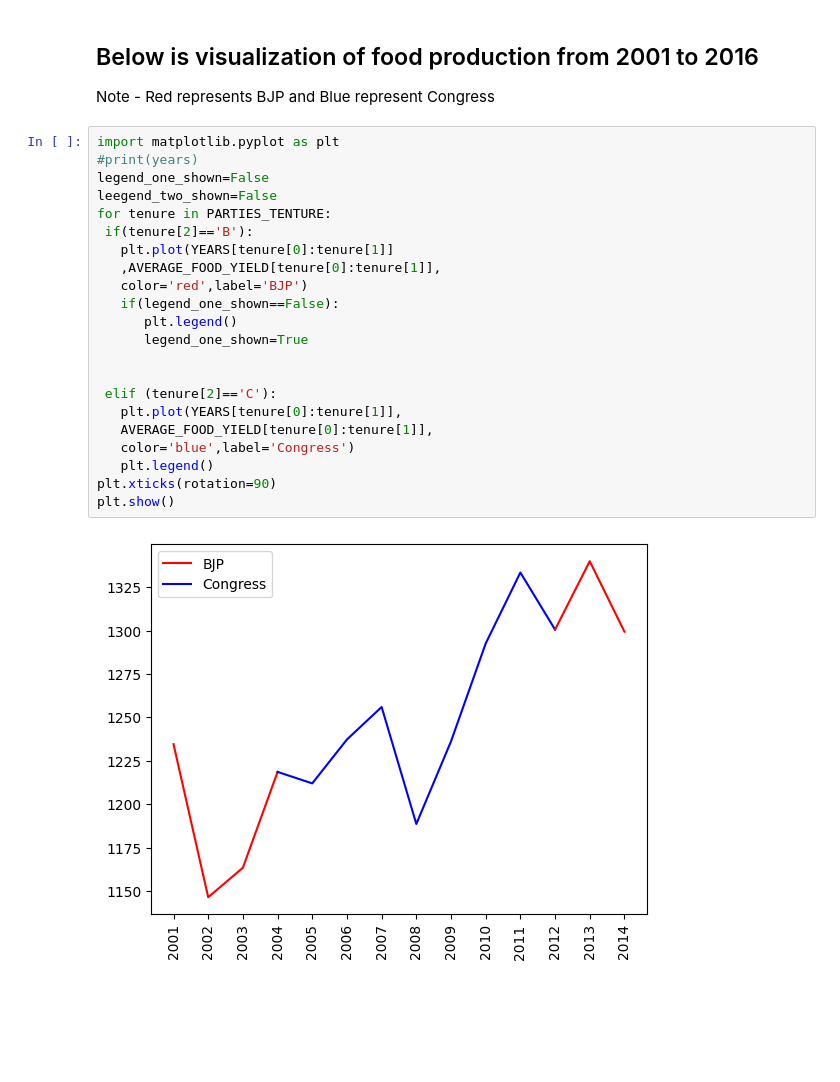
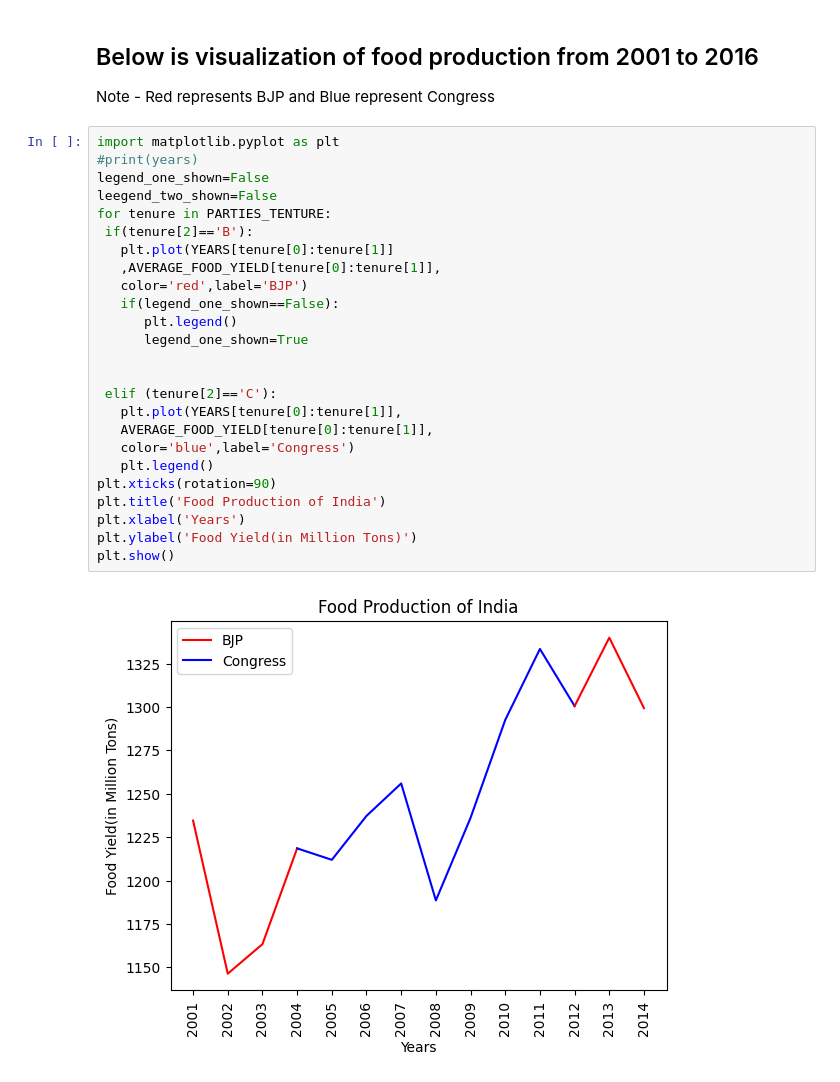
Before and after one commit to dipanshuhappy/probability-hackathon, a Jupyter notebook: food sector/food-production/main.ipynb, the cells around one changed output. Saved outputs shown, nothing was run; the diff lists cells and outputs as text; blank space fills up the shorter version.

```diff
--- a/food sector/food-production/main.ipynb
+++ b/food sector/food-production/main.ipynb
@@ -59,24 +59,27 @@ Note - Red represents BJP and Blue represent Congress
 # %%
 import matplotlib.pyplot as plt
 #print(years)
 legend_one_shown=False
 leegend_two_shown=False
 for tenure in PARTIES_TENTURE:
  if(tenure[2]=='B'):
    plt.plot(YEARS[tenure[0]:tenure[1]]
    ,AVERAGE_FOOD_YIELD[tenure[0]:tenure[1]],
    color='red',label='BJP')
    if(legend_one_shown==False):
       plt.legend()
       legend_one_shown=True
 
 
  elif (tenure[2]=='C'):
    plt.plot(YEARS[tenure[0]:tenure[1]],
    AVERAGE_FOOD_YIELD[tenure[0]:tenure[1]],
    color='blue',label='Congress')
    plt.legend()
 plt.xticks(rotation=90)
+plt.title('Food Production of India')
+plt.xlabel('Years')
+plt.ylabel('Food Yield(in Million Tons)')
 plt.show()
 # %% [output]
-[figure, old version]
+[figure, new version]
```
Also changed, not shown: 2 other files.
